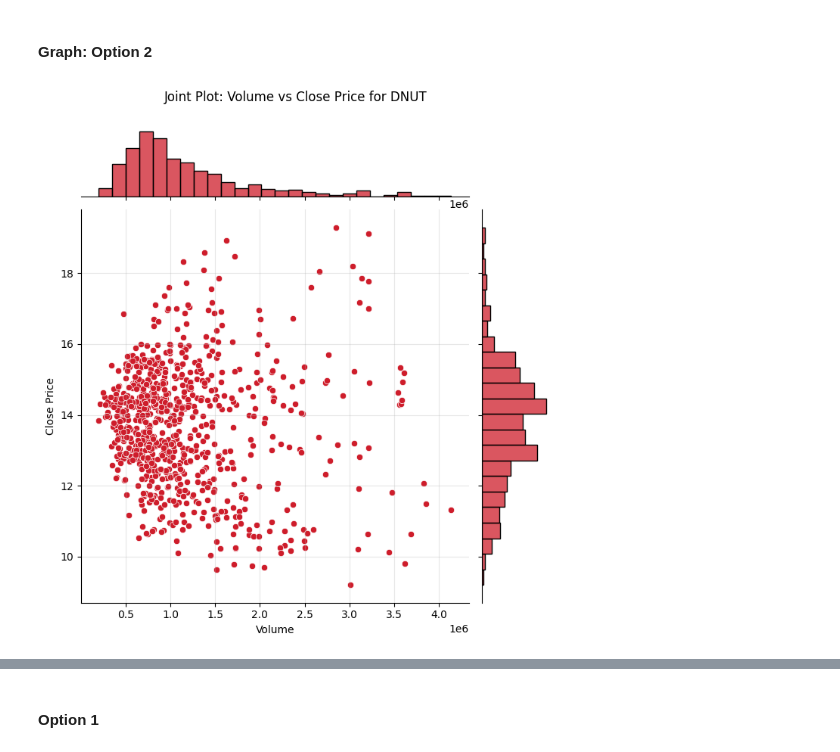
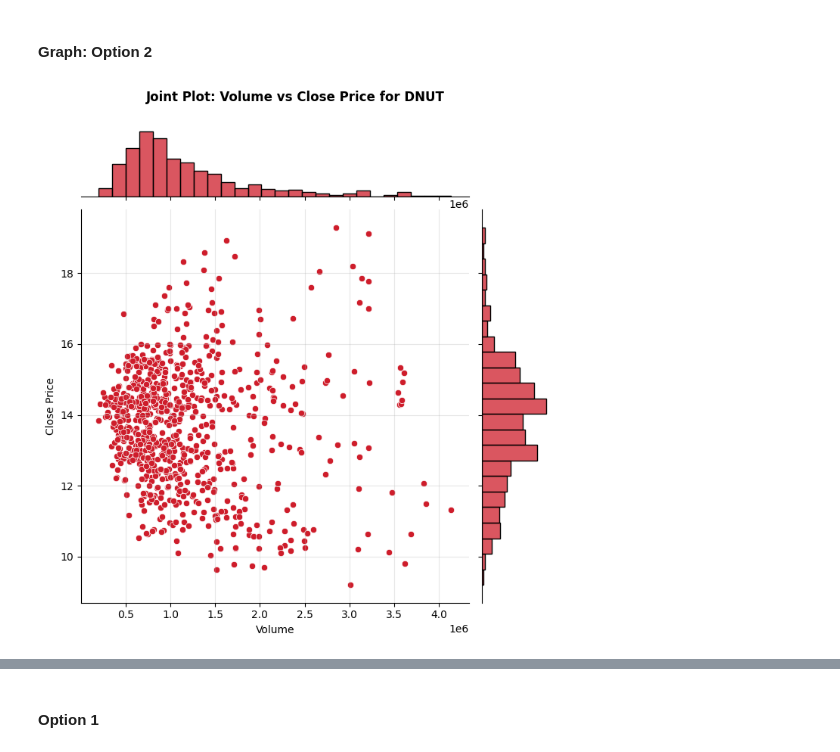
Before and after one commit to Noor-Raza/Python-for-Data-Science-Final-Project, a Jupyter notebook: Exercises.ipynb, the cells around one changed output, grey strips where cells are left out. Cells and saved outputs as stored; diff of their text form; code cells hidden in the pictures.

```diff
--- a/Exercises.ipynb
+++ b/Exercises.ipynb
@@ -777,13 +855,13 @@ plt.show()  # Display graph
 # %%
 import seaborn as sns
 
 company = 'DNUT'  # Select the company to plot the chart
 
 sns.jointplot(x=datasets[company]['Volume'], y=datasets[company]['Close'], kind="scatter", color=colors[company], height=7)  # Plot the relationship between Volume and Close price
-plt.suptitle(f"Joint Plot: Volume vs Close Price for {company}", y=1.05)  # Set graph title
+plt.suptitle(f"Joint Plot: Volume vs Close Price for {company}", fontweight='bold', y=1.05)  # Set graph title
 plt.xlabel('Volume')  # Set graph x axis label
 plt.ylabel('Close Price')  # Set graph y axis label
 plt.grid(alpha=0.3)  # Add grid for better readability
 plt.show()  # Display graph
 # %% [output]
-[figure, old version]
+[figure, new version]
```
Also changed, not shown: parts of 29 cells of this notebook.
